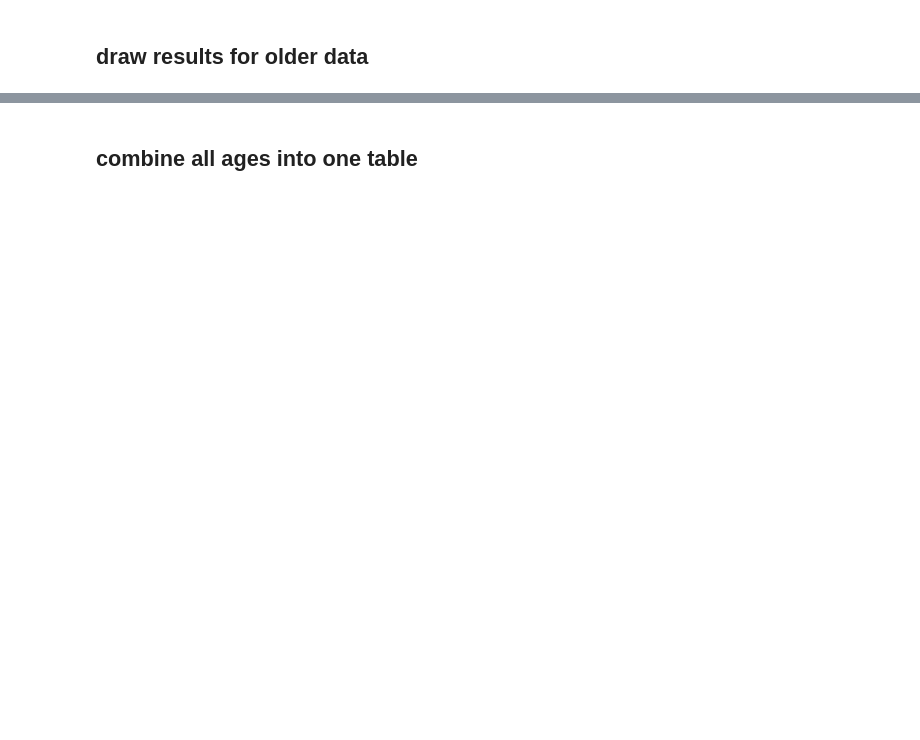
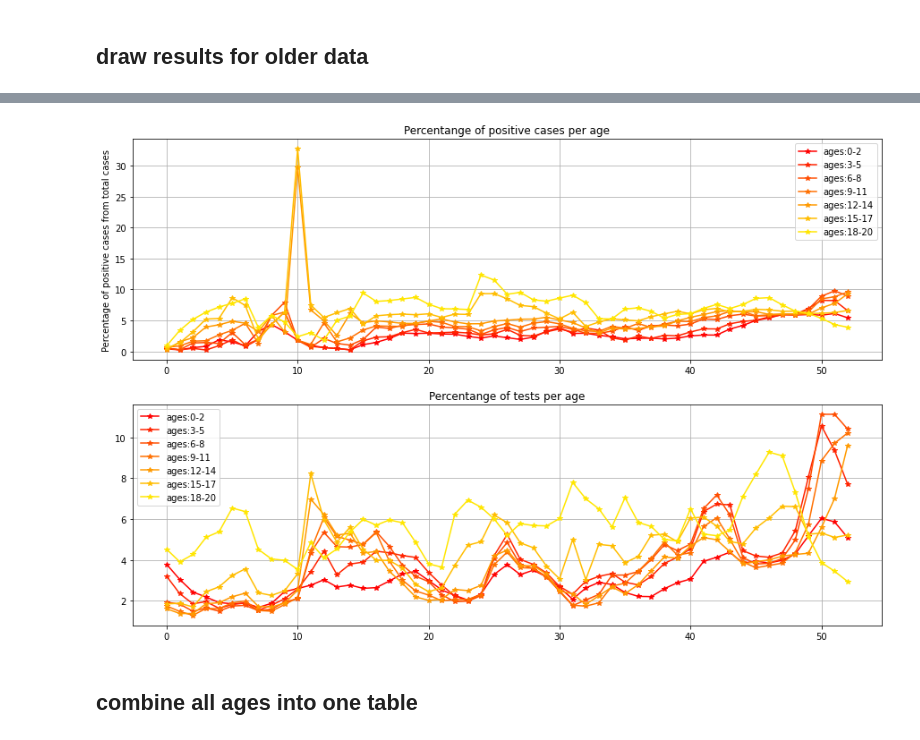
Before and after one commit to CoronaPolicy/prediction_model, a Jupyter notebook: israel_data/load_israeli_data.ipynb, the cells around one changed output, grey strips where cells are left out. Drawn from its saved outputs; the diff is of its cells as text; code cells hidden in the pictures; blank space fills up the shorter version.

```diff
--- a/israel_data/load_israeli_data.ipynb
+++ b/israel_data/load_israeli_data.ipynb
@@ -211,3 +354,7 @@ draw_per_population(young_test_data, with_dead=False, with_new=True)
+# %%
+draw_per_total(young_test_data, test_data_agg_weeks, with_dead=False, with_new=False)
+# %% [output]
+[figure, added]
 # %% [markdown]
 ## combine all ages into one table
 # %%
```
Also changed, not shown: parts of 31 cells of this notebook.
